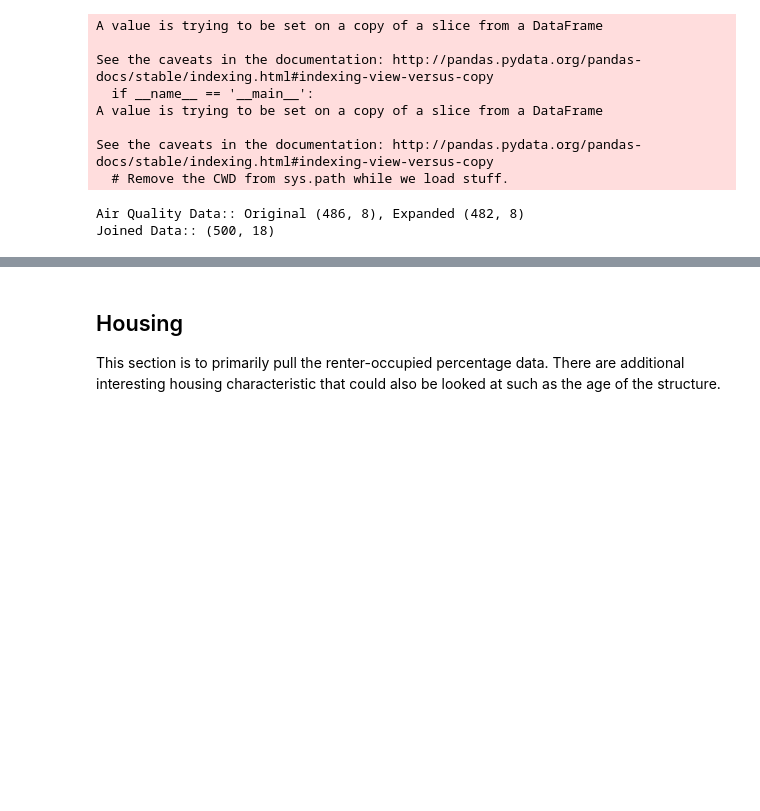
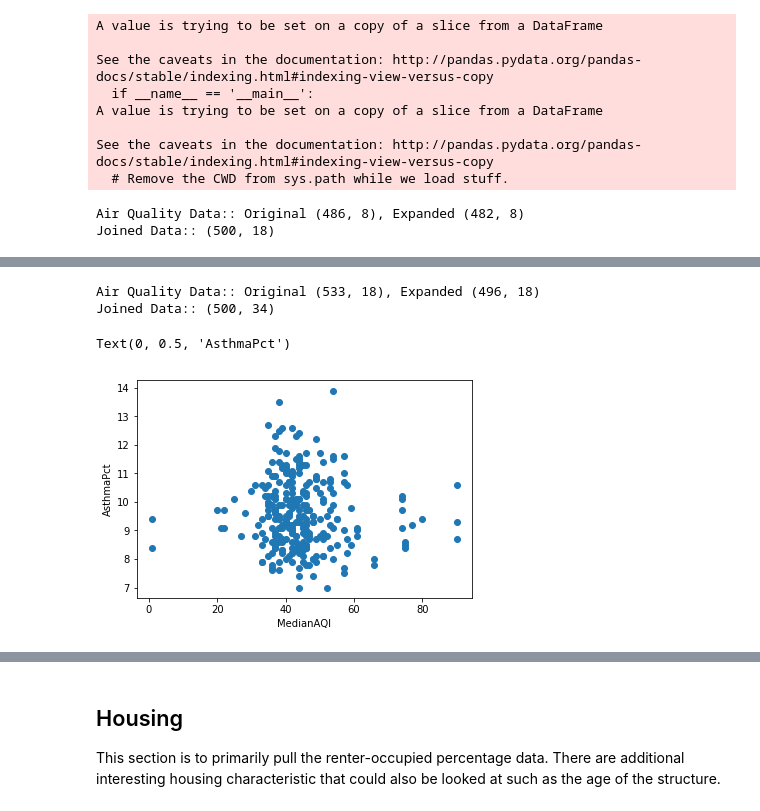
Before and after one commit to sabderra/stat109, a Jupyter notebook: data_prep/asthma_data.ipynb, the cells around one changed output, grey strips where cells are left out. Saved outputs shown, nothing was run; the diff lists cells and outputs as text; code cells hidden in the pictures; blank space fills up the shorter version.

```diff
--- a/data_prep/asthma_data.ipynb
+++ b/data_prep/asthma_data.ipynb
@@ -270,0 +314,3 @@ df.to_csv(DATA_DIR+"500_city_asthma_with_aq.csv", index=False)
+# %%
+df_2016_annual_aqi = pd.read_csv(DATA_DIR+"annual_aqi_by_cbsa_2016.csv")
+df_2016_annual_aqi.head()
@@ -270,0 +324,10 @@ df.to_csv(DATA_DIR+"500_city_asthma_with_aq.csv", index=False)
+# %%
+df_2016_annual_aqi['CityName'] = df_2016_annual_aqi['CBSA'].apply(lambda s: s.split(',')[0].strip())
+df_2016_annual_aqi['StateAbbr'] = df_2016_annual_aqi['CBSA'].apply(lambda s: s.split(',')[1].strip())
+df_2016_annual_aqi.drop(['CBSA', 'CBSA Code', 'Year'], axis=1, inplace=True)
+
+# Clean column name. Replace special chars with _
+df_2016_annual_aqi.columns = [re.sub(" |-|\.", "", col) for col in df_2016_annual_aqi.columns]
+
+# Reindex
+df_2016_annual_aqi = df_2016_annual_aqi.reindex(columns = df_2016_annual_aqi.columns)
@@ -270,0 +336,12 @@ df.to_csv(DATA_DIR+"500_city_asthma_with_aq.csv", index=False)
+# %%
+df_exp = pd.DataFrame(columns=df_2016_annual_aqi.columns)
+for i in range(df_2016_annual_aqi.shape[0]):
+    cities = df_2016_annual_aqi.loc[i, 'CityName'].split('-')
+    states = df_2016_annual_aqi.loc[i, 'StateAbbr'].split('-')
+    if len(cities) > 1 or len(states) > 1:
+        for state in states:
+            for city in cities:
+                tmp = df_2016_annual_aqi.iloc[i]
+                tmp['StateAbbr'] = state
+                tmp['CityName'] = city
+                df_exp = df_exp.append(tmp)
@@ -270,0 +366,16 @@ df.to_csv(DATA_DIR+"500_city_asthma_with_aq.csv", index=False)
+# %%
+print("Air Quality Data:: Original {}, Expanded {}".format(df_2016_annual_aqi.shape, df_exp.shape))
+
+df_2016_air_merged = df_2016_annual_aqi.append(df_exp)
+df = pd.merge(df, df_2016_air_merged, how='left', on=['StateAbbr','CityName'])
+print("Joined Data:: {}".format(df.shape))
+# %% [output]
+Air Quality Data:: Original (533, 18), Expanded (496, 18)
+Joined Data:: (500, 34)
+# %%
+plt.scatter(df['MedianAQI'], df['AsthmaPct'], )
+plt.xlabel('MedianAQI')
+plt.ylabel('AsthmaPct')
+# %% [output]
+Text(0, 0.5, 'AsthmaPct')
+[figure, added]
```
Also changed, not shown: parts of 19 cells of this notebook, 1 other file.
